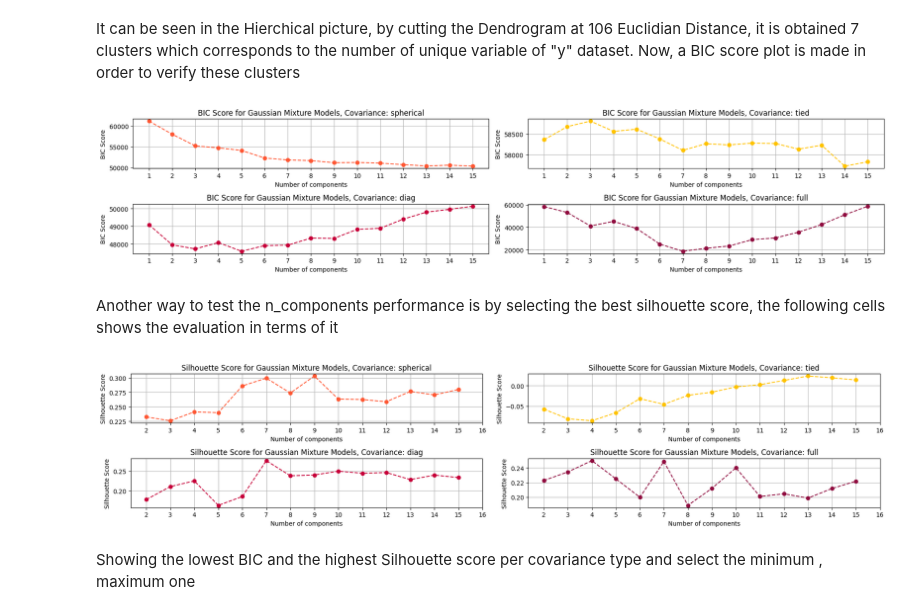
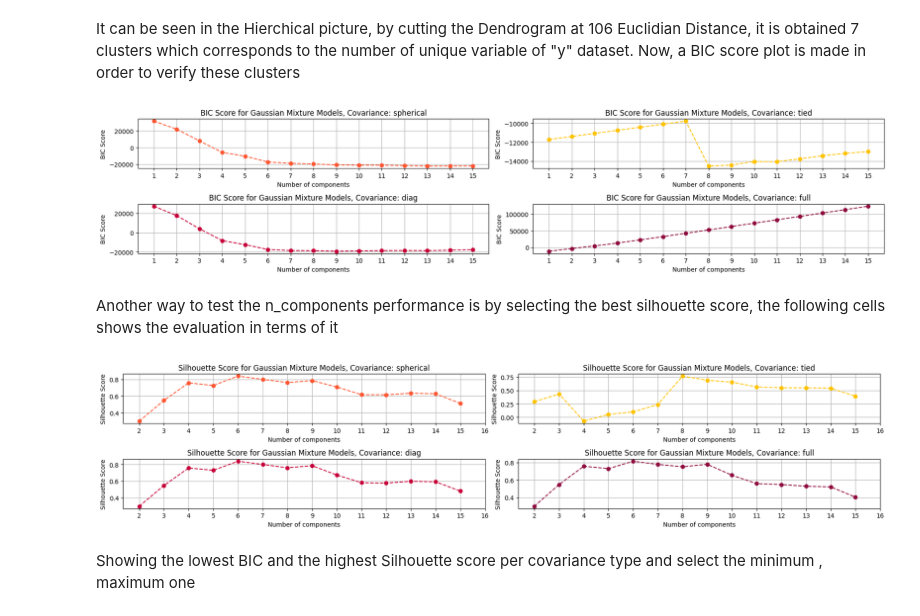
Before and after one commit to JoseGarayar/clustering_utec, a Jupyter notebook: clustering_analysis.ipynb, the cells around one changed output. Saved outputs shown, nothing was run; the diff lists cells and outputs as text; code cells hidden in the pictures.

```diff
--- a/clustering_analysis.ipynb
+++ b/clustering_analysis.ipynb
@@ -324,11 +416,11 @@ max_neighbors = 10
 # Perform iterations
 for n_neighbors in range(2, max_neighbors + 1):
     neigh = NearestNeighbors(n_neighbors = n_neighbors)
-    neigh.fit(X_pca)
+    neigh.fit(X_umap)
 
     # Distances would be in two columns, the first one representing the distance
     # of the point to itself, and the rest representing distances to its nearest neighbors
-    distances, indices = neigh.kneighbors(X_pca)
+    distances, indices = neigh.kneighbors(X_umap)
 
     # Keep the maximum distance, i.e., the farthest neighbor, to determine which one can cover
     # the n neighbors
@@ -413,14 +510,14 @@ As we can observe, there is nothing but low and unexpected results just by looki
 # %%
-list_eps = np.linspace(20, 35, 500)
+list_eps = np.linspace(0.2, 2, 500)
 list_min_samples = range(2, 10)
 list_results = list()
 for eps in list_eps:
     for min_samples in list_min_samples:
         dbscan = DBSCAN(eps=eps, min_samples=int(min_samples))
-        dbscan_labels = dbscan.fit_predict(X_pca)
+        dbscan_labels = dbscan.fit_predict(X_umap)
         if len(set(dbscan_labels)) > 1:
-            silhouette_avg = silhouette_score(X_pca, dbscan_labels, random_state=23)
-            davies_bouldin_avg = davies_bouldin_score(X_pca, dbscan_labels)
+            silhouette_avg = silhouette_score(X_umap, dbscan_labels, random_state=23)
+            davies_bouldin_avg = davies_bouldin_score(X_umap, dbscan_labels)
             list_results.append((silhouette_avg,davies_bouldin_avg, eps,min_samples))
 
 print('Maximum Silhouette Score:')
@@ -437,17 +534,17 @@ We are going to test these values and see what'd happen
 # %%
 fig, axis = plt.subplots(1, 2, figsize = (12, 4))
 
-dbscan_results = [(21.983967935871743, 2),
-                  (33.61723446893787, 5)]
+dbscan_results = [(max(list_results, key = lambda x: x[0])[2], max(list_results, key = lambda x: x[0])[3]),
+                  (min(list_results, key = lambda x: x[1])[2], min(list_results, key = lambda x: x[1])[3])]
 
 colors = ["#FF5733", "#FFC300", "#C70039", "#900C3F", "#581845", "#1E8449", "#3498DB",
             "#FF33FF", "#33FFCC", "#FF6666", "#99CC99", "#3399FF", "#FF9933", "#CC33FF", "#66CCCC"]
 
 for position, (eps, min_samples) in enumerate(dbscan_results):
     dbscan = DBSCAN(eps=eps, min_samples=min_samples)
-    dbscan_labels = dbscan.fit_predict(X_pca)
-    silhouette_avg = silhouette_score(X_pca, dbscan_labels, random_state=23)
-    davies_bouldin_avg = davies_bouldin_score(X_pca, dbscan_labels)
+    dbscan_labels = dbscan.fit_predict(X_umap)
+    silhouette_avg = silhouette_score(X_umap, dbscan_labels, random_state=23)
+    davies_bouldin_avg = davies_bouldin_score(X_umap, dbscan_labels)
 
     # selection axis
     ax = axis[position]
@@ -532,9 +604,9 @@ for covariance_type in covariance_types:
     for n_clusters in range(1, n_max_clusters + 1):
         # declaring and fitting gaussian mixture model
         gaussian_model = GaussianMixture(n_components = n_clusters, covariance_type = covariance_type,
-                                        init_params = 'k-means++', random_state = 23)
-        gaussian_model.fit(X_pca)
-        bic_scores.append(gaussian_model.bic(X_pca))
+                                        init_params = 'k-means++', random_state = 23, reg_covar = 1e-2)
+        gaussian_model.fit(X_umap)
+        bic_scores.append(gaussian_model.bic(X_umap))
     # storing bic types
     bic_per_type[covariance_type] = bic_scores
 
@@ -563,7 +635,7 @@ for key, data in plots_dict.items():
 plt.tight_layout()
 plt.show()
 # %% [output]
-[figure, old version]
+[figure, new version]
 # %% [markdown]
 Another way to test the n_components performance is by selecting the best silhouette score, the following cells shows the evaluation in terms of it
 # %%
@@ -581,38 +653,38 @@ for covariance_type in covariance_types:
     for n_clusters in range(2, n_max_clusters + 1):
         # declaring and fitting gaussian mixture model
         gaussian_model = GaussianMixture(n_components = n_clusters, covariance_type = covariance_type,
-                                        init_params = 'k-means++', random_state = 23)
-        gaussian_model.fit(X_pca)
-        silhouette_scores.append(silhouette_score(X_pca, gaussian_model.predict(X_pca)))
+                                        init_params = 'k-means++', random_state = 23, reg_covar = 1e-2)
+        gaussian_model.fit(X_umap)
+        silhouette_scores.append(silhouette_score(X_umap, gaussian_model.predict(X_umap)))
     # storing bic types
     silhouette_per_type[covariance_type] = silhouette_scores
 
 # defining positions for covariances types and colors
 plots_dict = dict(enumerate(covariance_types))
 gauss_colors = ["#FF5733", "#FFC300", "#C70039", "#900C3F"]
 
 # getting the number of components per covariance type which contains the highest silhouette score
 n_components_sil = {key: (max(enumerate(silhouette_per_type[key]), key = lambda x: x[1])[0] + 2, max(silhouette_per_type[key]))
                                 for key in covariance_types}
 
 # plotting BIC Scores
 fig, axis = plt.subplots(2, 2, figsize = (18,4))
 
 for key, data in plots_dict.items():
     row = key // 2
     col = key % 2
     ax = axis[row, col]
     ax.plot(silhouette_per_type[data], marker = 'o', linestyle = '--', color = gauss_colors[key])
     ax.set_xlabel('Number of components')
     ax.set_xticks(range(0, n_max_clusters), range(2, n_max_clusters + 2))
     ax.set_ylabel('Silhouette Score')
     ax.set_title(f'Silhouette Score for Gaussian Mixture Models, Covariance: {data}')
     ax.grid(True)
 
 plt.tight_layout()
 plt.show()
 # %% [output]
-[figure, old version]
+[figure, new version]
 # %% [markdown]
 Showing the lowest BIC and the highest Silhouette score per covariance type and select the minimum , maximum one
 # %%
```
Also changed, not shown: parts of 50 cells of this notebook, 1 other file.
